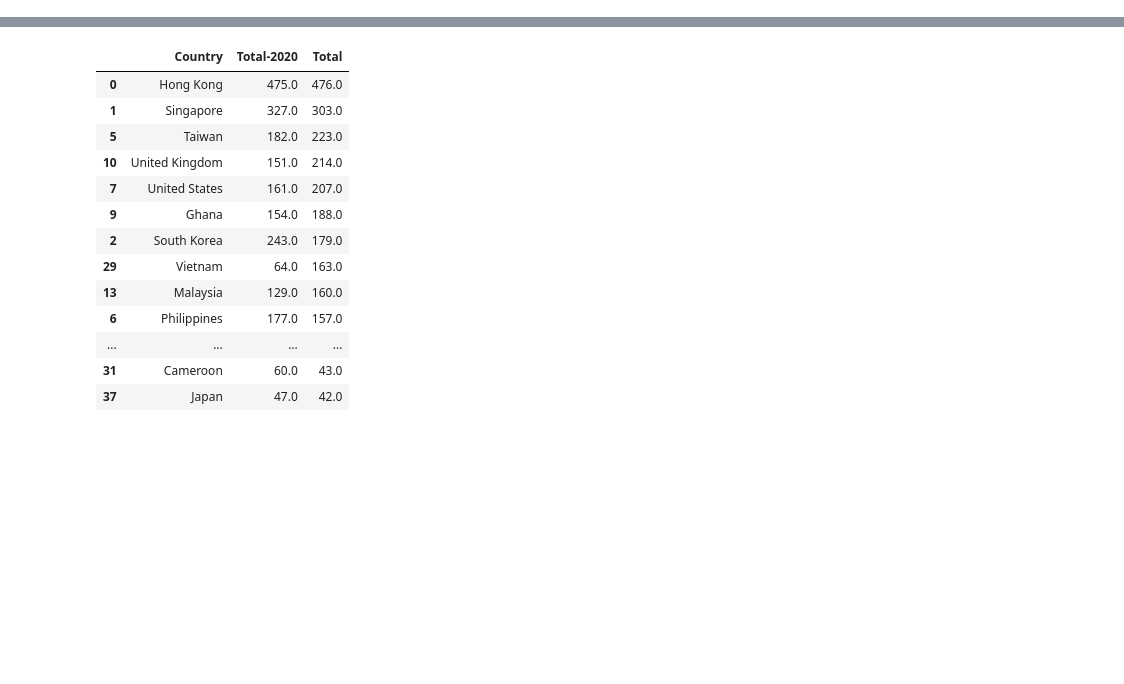
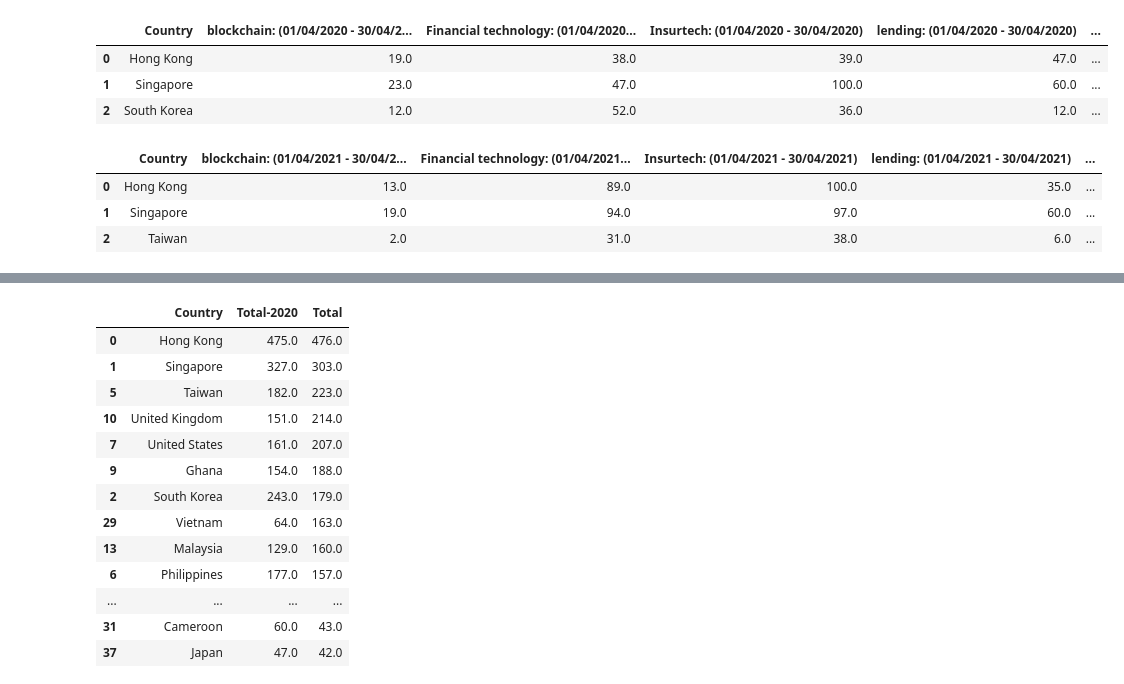
Before and after one commit to yerzhankaratay/FNN, a Jupyter notebook: Last Year and Current Year Comparison.ipynb, the cells around one changed output, grey strips where cells are left out. Drawn from its saved outputs; the diff is of its cells as text; code cells hidden in the pictures; blank space fills up the shorter version.

```diff
--- a/Last Year and Current Year Comparison.ipynb
+++ b/Last Year and Current Year Comparison.ipynb
@@ -2,3 +2,17 @@
 import pandas as pd
 last_year = pd.read_csv("result_dataset/world_data2020.csv")
 curr_year = pd.read_csv("result_dataset/world_data.csv")
+# %%
+last_year.head(3)
+# %% [output]
+|  | Country | blockchain: (01/04/2020 - 30/04/2... | Financial technology: (01/04/2020... | Insurtech: (01/04/2020 - 30/04/2020) | lending: (01/04/2020 - 30/04/2020) | ... |
+| 0 | Hong Kong | 19.0 | 38.0 | 39.0 | 47.0 | ... |
+| 1 | Singapore | 23.0 | 47.0 | 100.0 | 60.0 | ... |
+| 2 | South Korea | 12.0 | 52.0 | 36.0 | 12.0 | ... |
+# %%
+curr_year.head(3)
+# %% [output]
+|  | Country | blockchain: (01/04/2021 - 30/04/2... | Financial technology: (01/04/2021... | Insurtech: (01/04/2021 - 30/04/2021) | lending: (01/04/2021 - 30/04/2021) | ... |
+| 0 | Hong Kong | 13.0 | 89.0 | 100.0 | 35.0 | ... |
+| 1 | Singapore | 19.0 | 94.0 | 97.0 | 60.0 | ... |
+| 2 | Taiwan | 2.0 | 31.0 | 38.0 | 6.0 | ... |
```
Also changed, not shown: parts of 8 cells of this notebook.
